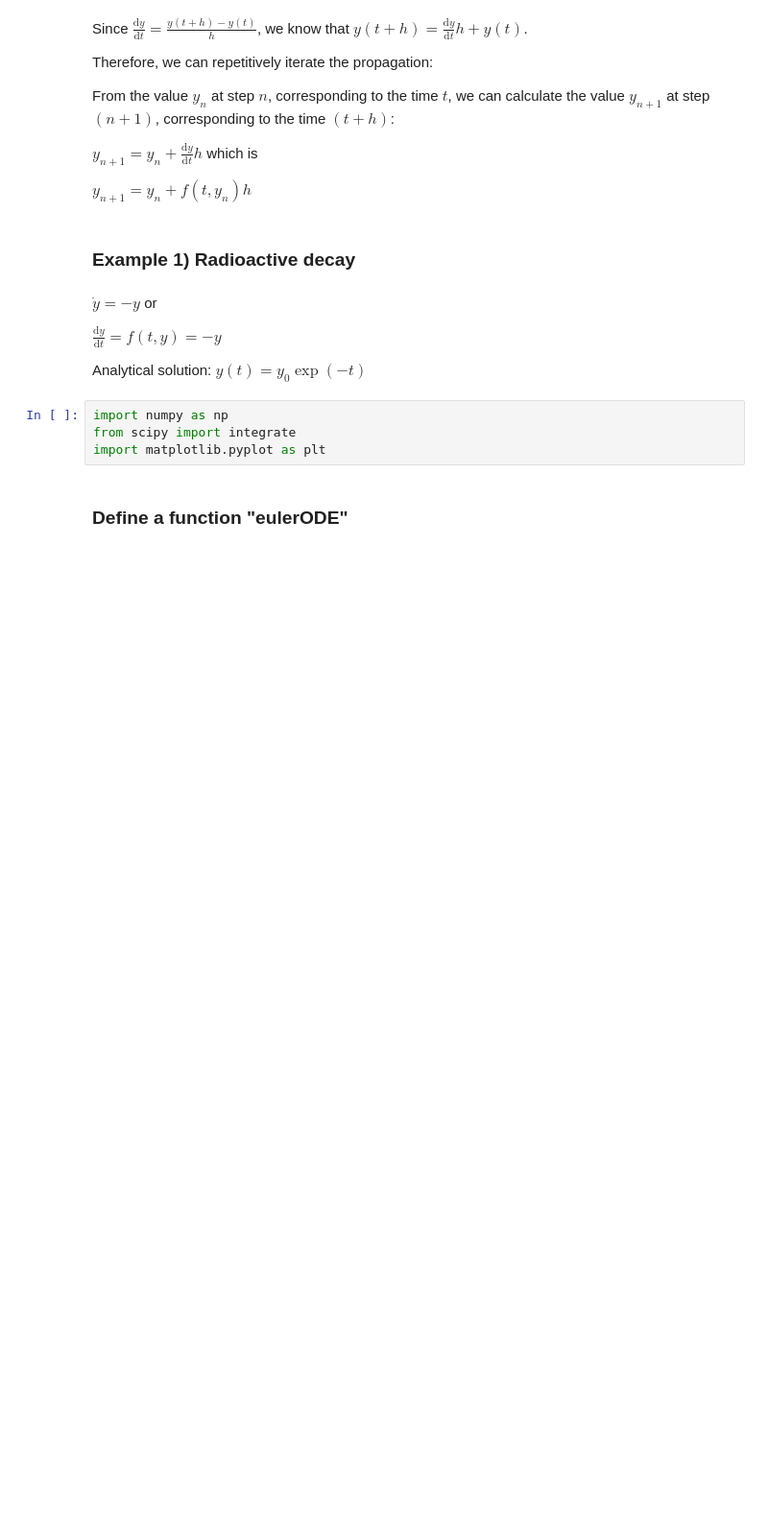
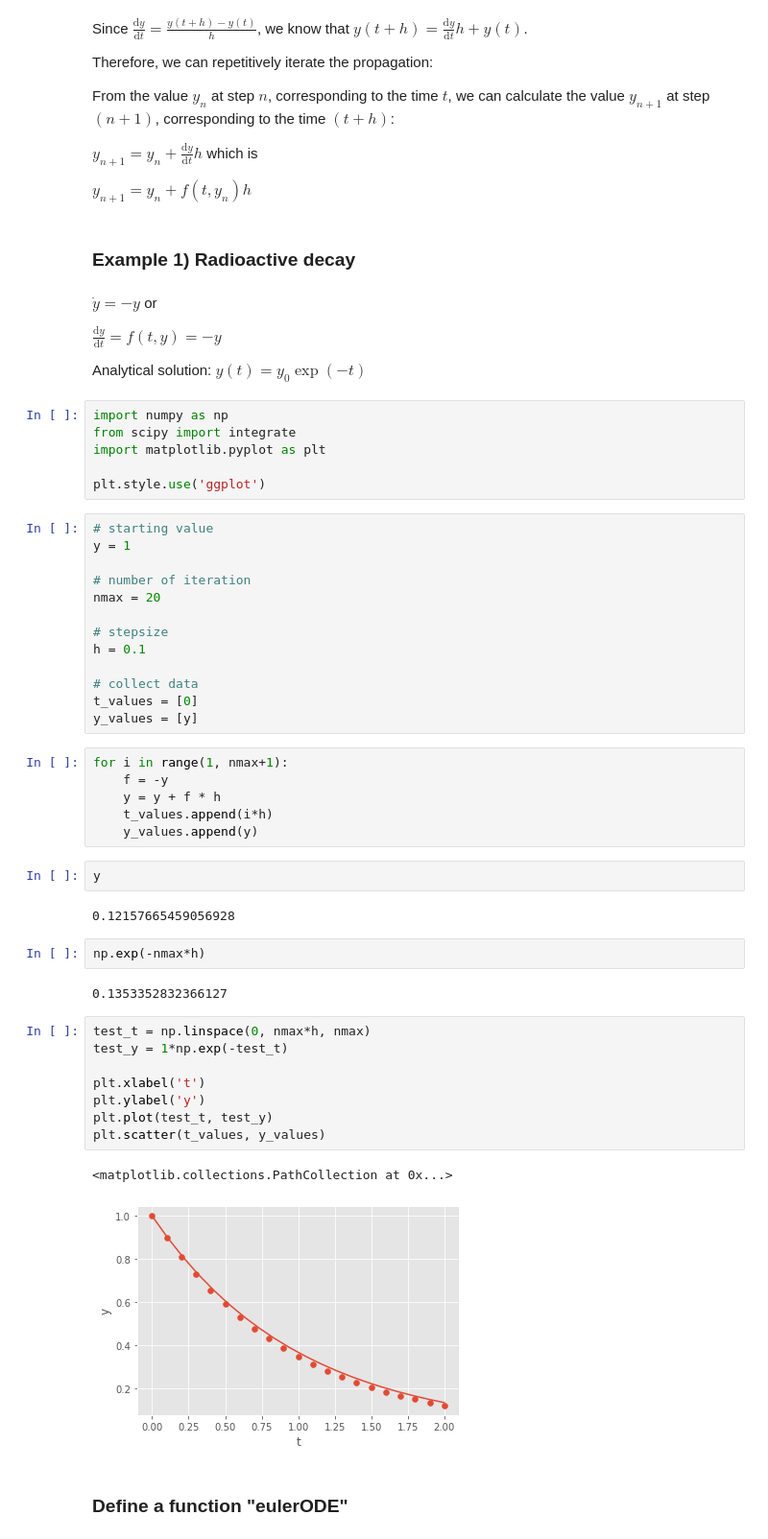
Before and after one commit to sandyherho/physComp, a Jupyter notebook: 05_diffEq/01.ipynb, the cells around one changed output. Shown at 96% size. Saved outputs shown, nothing was run; the diff lists cells and outputs as text; blank space fills up the shorter version.

```diff
--- a/05_diffEq/01.ipynb
+++ b/05_diffEq/01.ipynb
@@ -32,5 +32,45 @@ Analytical solution: \\( y(t)=y_0 \exp(-t)\\)
 import numpy as np
 from scipy import integrate
 import matplotlib.pyplot as plt
+
+plt.style.use('ggplot')
+# %%
+# starting value
+y = 1
+
+# number of iteration
+nmax = 20
+
+# stepsize
+h = 0.1
+
+# collect data
+t_values = [0]
+y_values = [y]
+# %%
+for i in range(1, nmax+1):
+    f = -y
+    y = y + f * h
+    t_values.append(i*h)
+    y_values.append(y)
+# %%
+y
+# %% [output]
+0.12157665459056928
+# %%
+np.exp(-nmax*h)
+# %% [output]
+0.1353352832366127
+# %%
+test_t = np.linspace(0, nmax*h, nmax)
+test_y = 1*np.exp(-test_t)
+
+plt.xlabel('t')
+plt.ylabel('y')
+plt.plot(test_t, test_y)
+plt.scatter(t_values, y_values)
+# %% [output]
+<matplotlib.collections.PathCollection at 0x...>
+[figure, added]
 # %% [markdown]
 ### Define a function "eulerODE"
```
Also changed, not shown: parts of 7 cells of this notebook.
